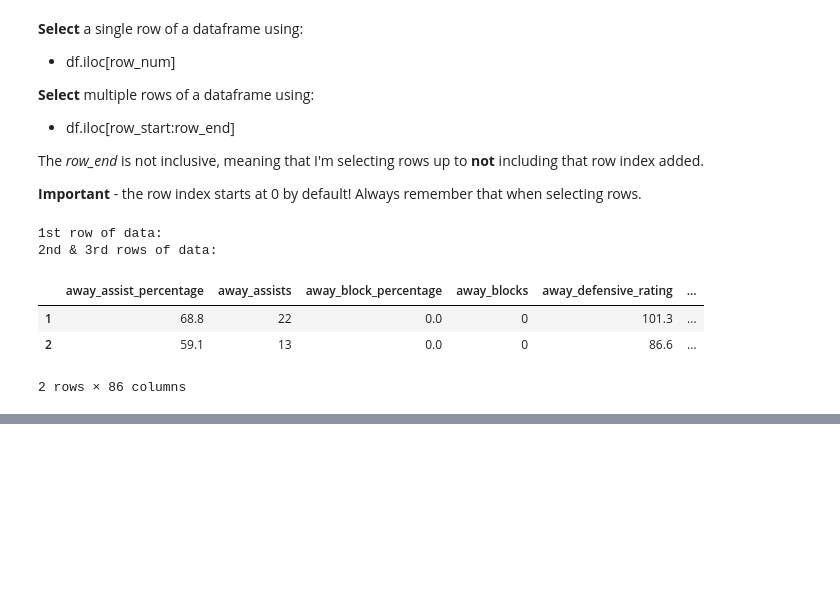
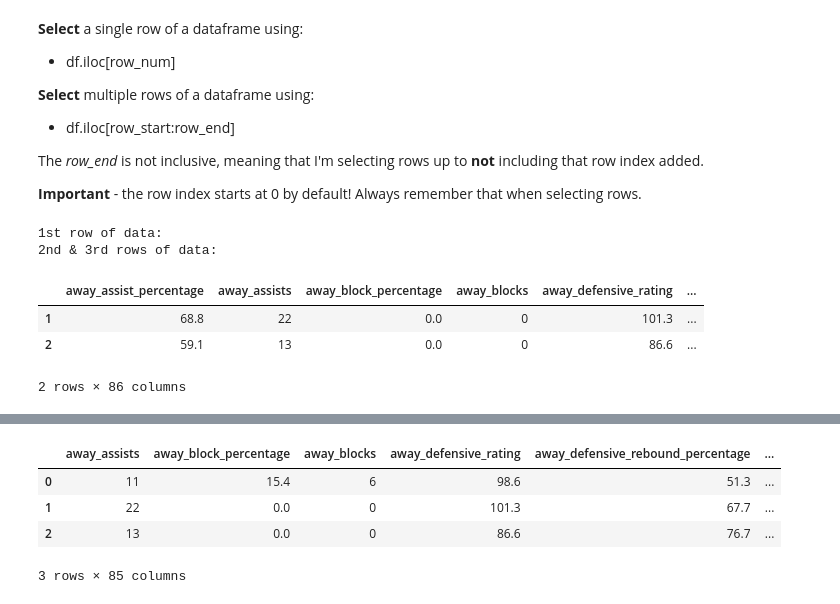
Before and after one commit to JoeRatterman-AMEND/python-training-material, a Jupyter notebook: 2022-fall-python-tutorial/notebooks/04_data_manipulations_in_python.ipynb, the cells around one changed output, grey strips where cells are left out. Drawn from its saved outputs; the diff is of its cells as text; code cells hidden in the pictures; blank space fills up the shorter version.

```diff
--- a/2022-fall-python-tutorial/notebooks/04_data_manipulations_in_python.ipynb
+++ b/2022-fall-python-tutorial/notebooks/04_data_manipulations_in_python.ipynb
@@ -107,0 +114,10 @@ df.iloc[1:3] # remember that 1 is the second row - index starts at 0.
+# %%
+# Drop the away_assist_percentage column
+df.drop(['away_assist_percentage'], inplace=True, axis=1)
+df.head(3)
+# %% [output]
+|  | away_assists | away_block_percentage | away_blocks | away_defensive_rating | away_defensive_rebound_percentage | ... |
+| 0 | 11 | 15.4 | 6 | 98.6 | 51.3 | ... |
+| 1 | 22 | 0.0 | 0 | 101.3 | 67.7 | ... |
+| 2 | 13 | 0.0 | 0 | 86.6 | 76.7 | ... |
+3 rows × 85 columns
```
Also changed, not shown: parts of 19 cells of this notebook.
